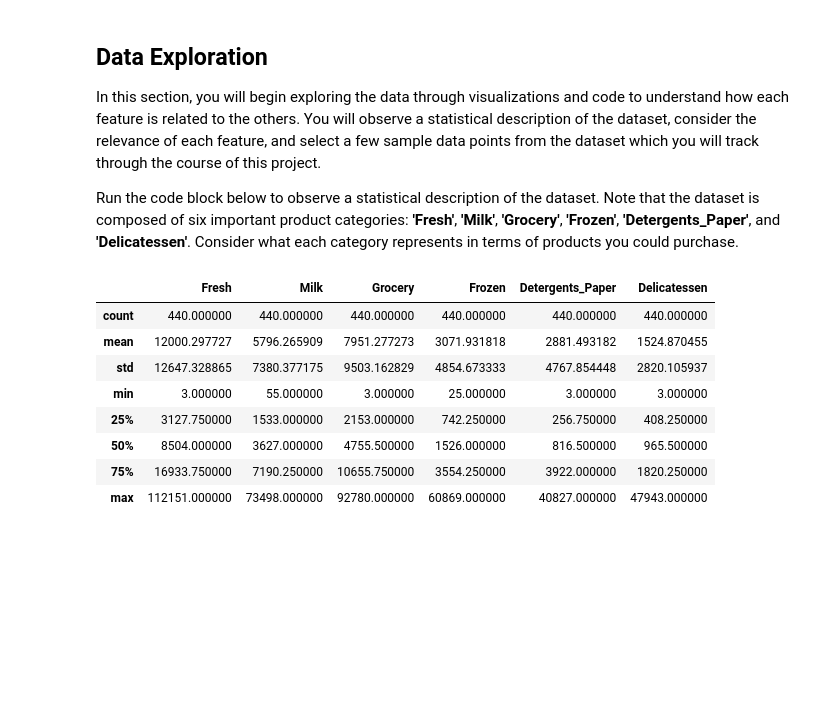
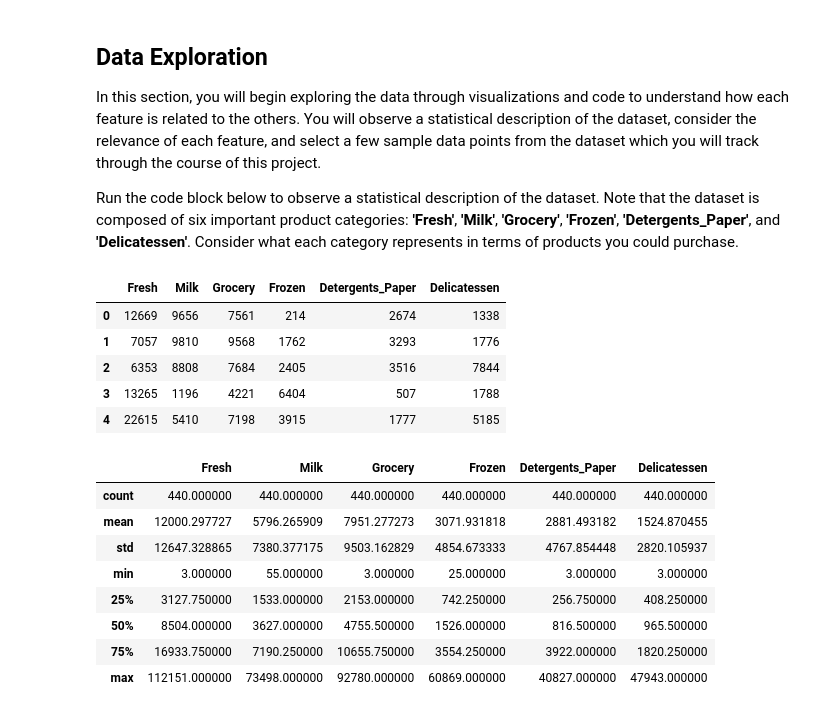
Before and after one commit to faberfred/Udacity_Machine_Learning_Engineer_Nanodegree_Program, a Jupyter notebook: projects/customer_segments/customer_segments.ipynb, the cells around one changed output. Drawn from its saved outputs; the diff is of its cells as text; code cells hidden in the pictures; blank space fills up the shorter version.

```diff
--- a/projects/customer_segments/customer_segments.ipynb
+++ b/projects/customer_segments/customer_segments.ipynb
@@ -46,6 +43,15 @@ Wholesale customers dataset has 440 samples with 6 features each.
 In this section, you will begin exploring the data through visualizations and code to understand how each feature is related to the others. You will observe a statistical description of the dataset, consider the relevance of each feature, and select a few sample data points from the dataset which you will track through the course of this project.
 
 Run the code block below to observe a statistical description of the dataset. Note that the dataset is composed of six important product categories: **'Fresh'**, **'Milk'**, **'Grocery'**, **'Frozen'**, **'Detergents_Paper'**, and **'Delicatessen'**. Consider what each category represents in terms of products you could purchase.
+# %%
+display(data.head())
+# %% [output]
+|  | Fresh | Milk | Grocery | Frozen | Detergents_Paper | Delicatessen |
+| 0 | 12669 | 9656 | 7561 | 214 | 2674 | 1338 |
+| 1 | 7057 | 9810 | 9568 | 1762 | 3293 | 1776 |
+| 2 | 6353 | 8808 | 7684 | 2405 | 3516 | 7844 |
+| 3 | 13265 | 1196 | 4221 | 6404 | 507 | 1788 |
+| 4 | 22615 | 5410 | 7198 | 3915 | 1777 | 5185 |
 # %%
 # Display a description of the dataset
 display(data.describe())
```
Also changed, not shown: parts of 6 cells of this notebook.
